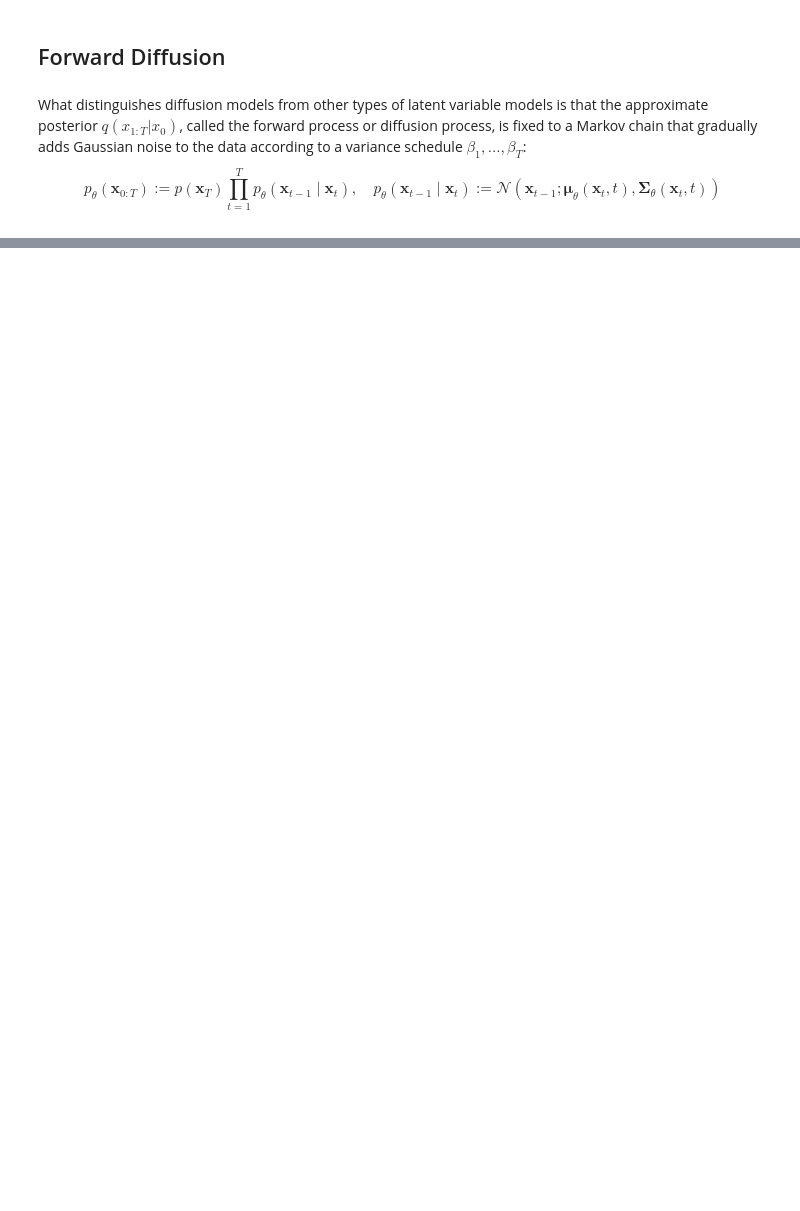
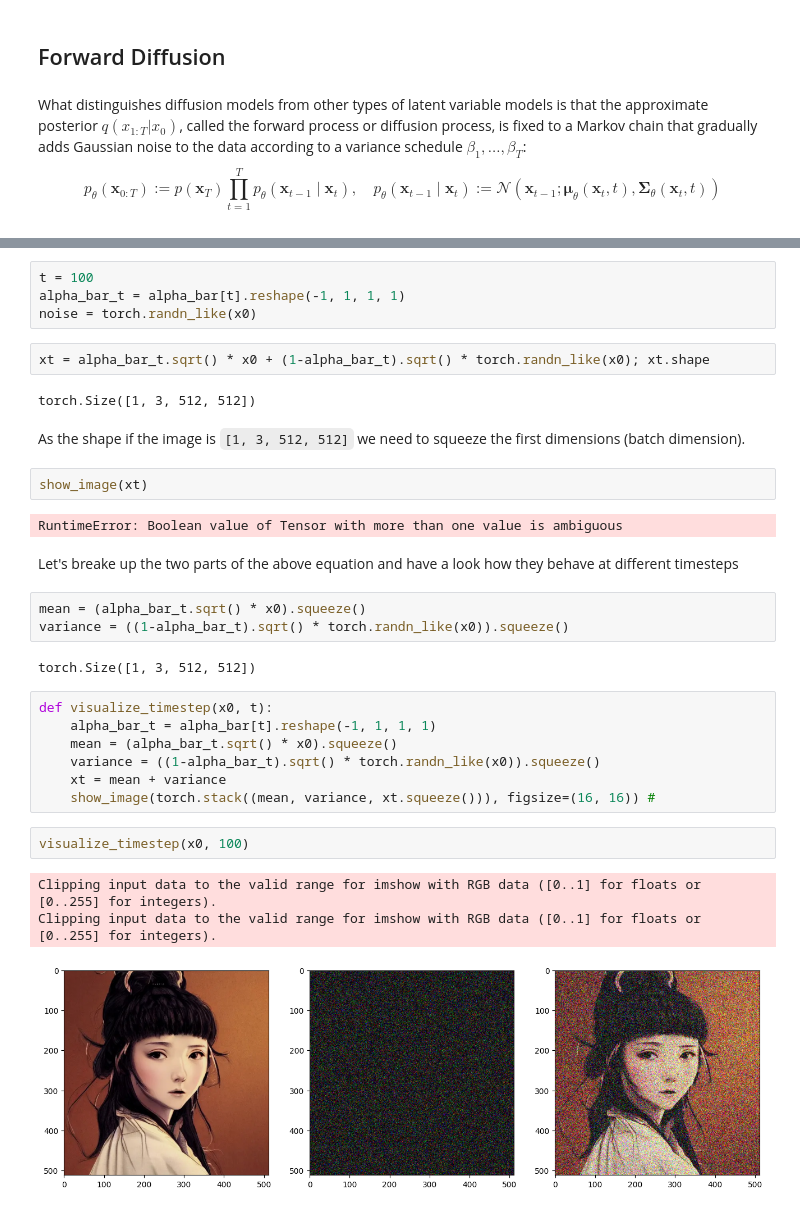
Before and after one commit to jmelsbach/machine-learning, a Jupyter notebook: papers/ddpm/DDPM.ipynb, the cells around one changed output, grey strips where cells are left out. Drawn from its saved outputs; the diff is of its cells as text; blank space fills up the shorter version.

```diff
--- a/papers/ddpm/DDPM.ipynb
+++ b/papers/ddpm/DDPM.ipynb
@@ -41,0 +105,34 @@ $$
+# %%
+t = 100
+alpha_bar_t = alpha_bar[t].reshape(-1, 1, 1, 1)
+noise = torch.randn_like(x0)
+# %%
+xt = alpha_bar_t.sqrt() * x0 + (1-alpha_bar_t).sqrt() * torch.randn_like(x0); xt.shape
+# %% [output]
+torch.Size([1, 3, 512, 512])
+# %% [markdown]
+As the shape if the image is `[1, 3, 512, 512]` we need to squeeze the first dimensions (batch dimension).
+# %%
+show_image(xt)
+# %% [output]
+RuntimeError: Boolean value of Tensor with more than one value is ambiguous
+# %% [markdown]
+Let's breake up the two parts of the above equation and have a look how they behave at different timesteps
+# %%
+mean = (alpha_bar_t.sqrt() * x0).squeeze()
+variance = ((1-alpha_bar_t).sqrt() * torch.randn_like(x0)).squeeze()
+# %% [output]
+torch.Size([1, 3, 512, 512])
+# %%
+def visualize_timestep(x0, t):
+    alpha_bar_t = alpha_bar[t].reshape(-1, 1, 1, 1)
+    mean = (alpha_bar_t.sqrt() * x0).squeeze()
+    variance = ((1-alpha_bar_t).sqrt() * torch.randn_like(x0)).squeeze()
+    xt = mean + variance
+    show_image(torch.stack((mean, variance, xt.squeeze())), figsize=(16, 16)) #
+# %%
+visualize_timestep(x0, 100)
+# %% [output]
+Clipping input data to the valid range for imshow with RGB data ([0..1] for floats or [0..255] for integers).
+Clipping input data to the valid range for imshow with RGB data ([0..1] for floats or [0..255] for integers).
+[figure, added]
```
Also changed, not shown: parts of 16 cells of this notebook, 1 other file.
